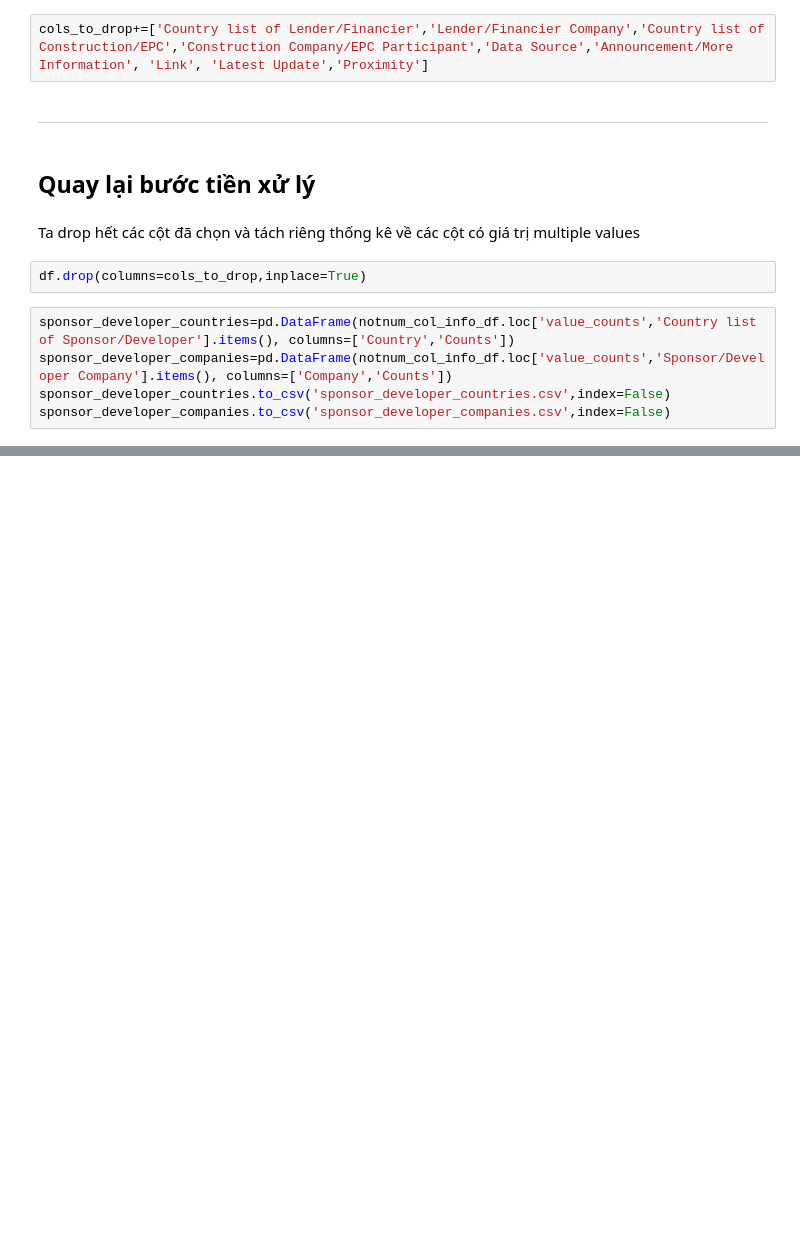
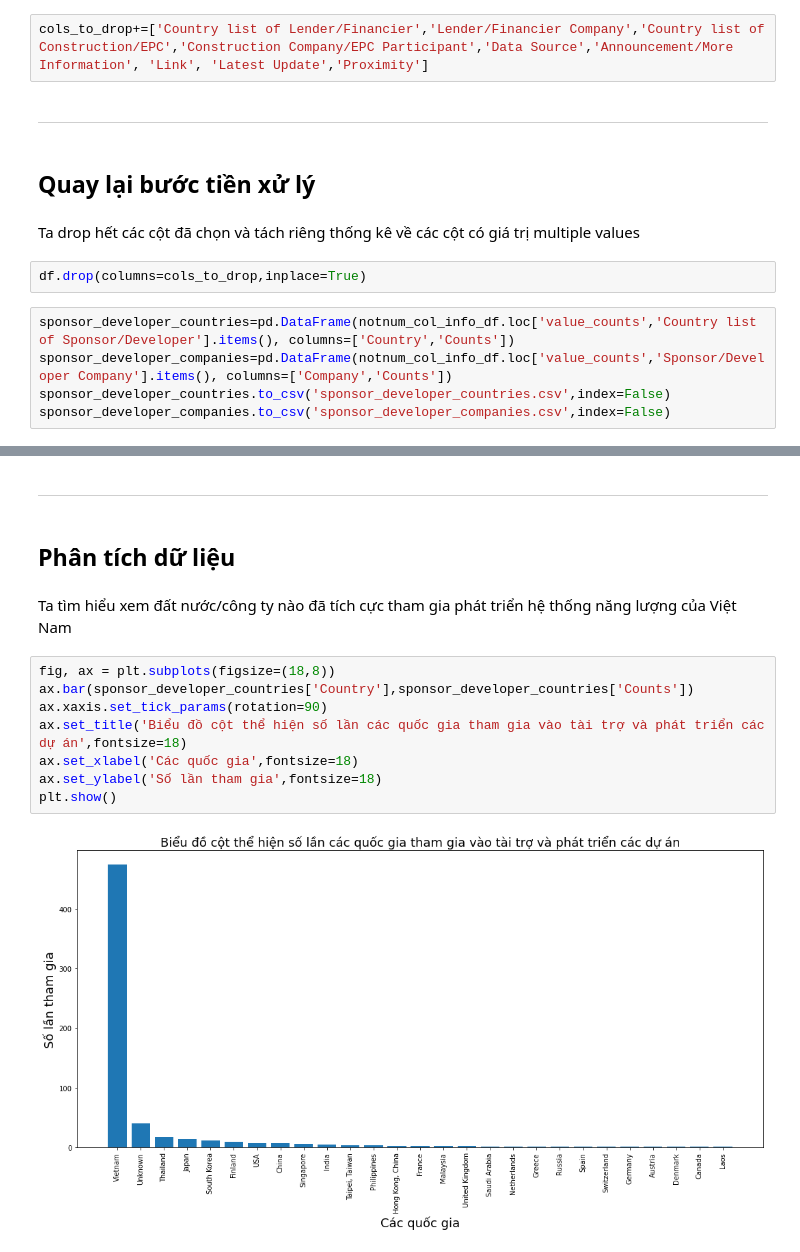
Before and after one commit to JustKidding2K/P4DS_FinalProject, a Jupyter notebook: Source.ipynb, the cells around one changed output, grey strips where cells are left out. Cells and saved outputs as stored; diff of their text form; blank space fills up the shorter version.

```diff
--- a/Source.ipynb
+++ b/Source.ipynb
@@ -377,0 +385,16 @@ sponsor_developer_companies.to_csv('sponsor_developer_companies.csv',index=False
+# %% [markdown]
+---
+# %% [markdown]
+## Phân tích dữ liệu
+# %% [markdown]
+Ta tìm hiểu xem đất nước/công ty nào đã tích cực tham gia phát triển hệ thống năng lượng của Việt Nam
+# %%
+fig, ax = plt.subplots(figsize=(18,8))
+ax.bar(sponsor_developer_countries['Country'],sponsor_developer_countries['Counts'])
+ax.xaxis.set_tick_params(rotation=90)
+ax.set_title('Biểu đồ cột thể hiện số lần các quốc gia tham gia vào tài trợ và phát triển các dự án',fontsize=18)
+ax.set_xlabel('Các quốc gia',fontsize=18)
+ax.set_ylabel('Số lần tham gia',fontsize=18)
+plt.show()
+# %% [output]
+[figure, added]
```
Also changed, not shown: parts of 12 cells of this notebook, 2 other files.
